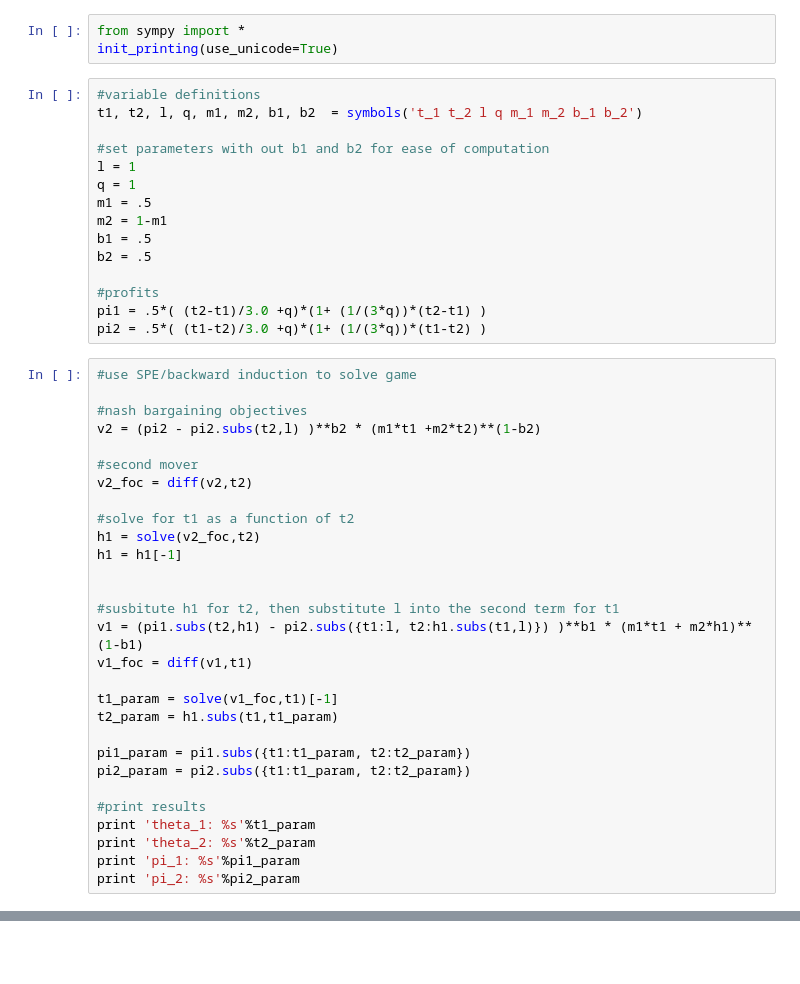
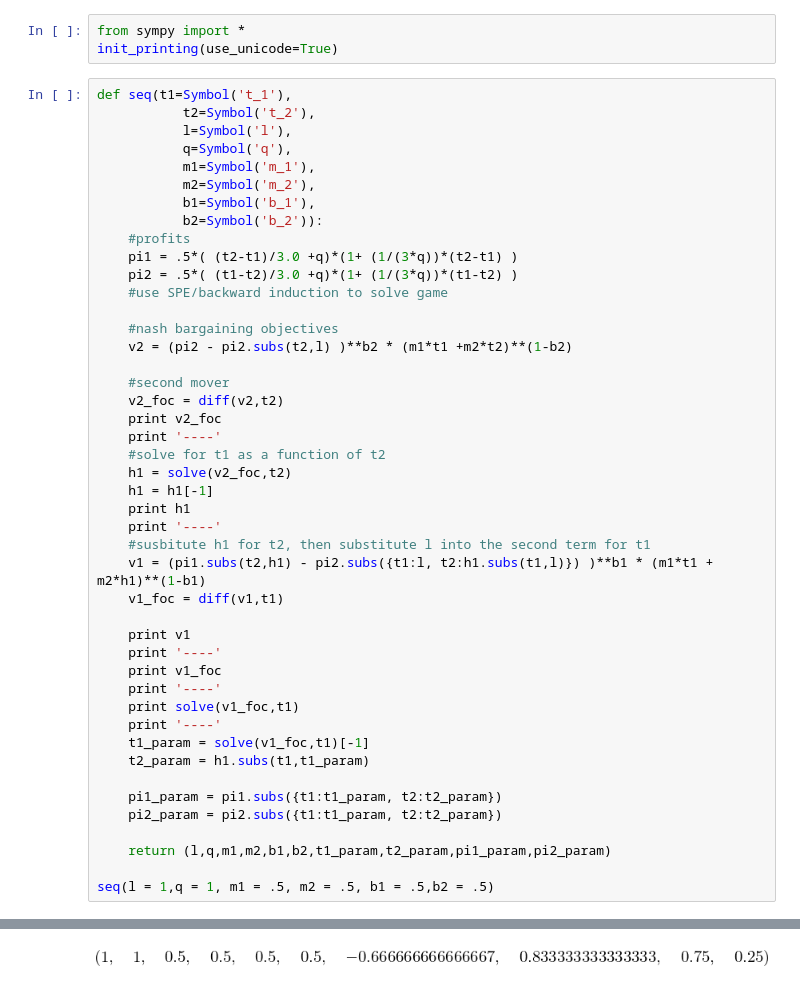
Before and after one commit to ericschulman/health_bargains, a Jupyter notebook: seq.ipynb, the cells around one changed output, grey strips where cells are left out. Saved outputs shown, nothing was run; the diff lists cells and outputs as text; blank space fills up the shorter version.

Commit message:
changed color, need to figure out whats wrong

```diff
--- a/seq.ipynb
+++ b/seq.ipynb
@@ -1,48 +1,49 @@
 # %%
 from sympy import *
 init_printing(use_unicode=True)
-# %%
-#variable definitions
-t1, t2, l, q, m1, m2, b1, b2  = symbols('t_1 t_2 l q m_1 m_2 b_1 b_2')
-
-#set parameters with out b1 and b2 for ease of computation
-l = 1
-q = 1
-m1 = .5
-m2 = 1-m1
-b1 = .5
-b2 = .5
-
-#profits
-pi1 = .5*( (t2-t1)/3.0 +q)*(1+ (1/(3*q))*(t2-t1) )
-pi2 = .5*( (t1-t2)/3.0 +q)*(1+ (1/(3*q))*(t1-t2) )
 # %%
-#use SPE/backward induction to solve game
+def seq(t1=Symbol('t_1'),
+           t2=Symbol('t_2'),
+           l=Symbol('l'),
+           q=Symbol('q'),
+           m1=Symbol('m_1'),
+           m2=Symbol('m_2'),
+           b1=Symbol('b_1'),
+           b2=Symbol('b_2')):
+    #profits
+    pi1 = .5*( (t2-t1)/3.0 +q)*(1+ (1/(3*q))*(t2-t1) )
+    pi2 = .5*( (t1-t2)/3.0 +q)*(1+ (1/(3*q))*(t1-t2) )
+    #use SPE/backward induction to solve game
 
-#nash bargaining objectives
-v2 = (pi2 - pi2.subs(t2,l) )**b2 * (m1*t1 +m2*t2)**(1-b2)
+    #nash bargaining objectives
+    v2 = (pi2 - pi2.subs(t2,l) )**b2 * (m1*t1 +m2*t2)**(1-b2)
 
-#second mover
-v2_foc = diff(v2,t2)
+    #second mover
+    v2_foc = diff(v2,t2)
+    print v2_foc
+    print '----'
+    #solve for t1 as a function of t2
+    h1 = solve(v2_foc,t2)
+    h1 = h1[-1]
+    print h1
+    print '----'
+    #susbitute h1 for t2, then substitute l into the second term for t1
+    v1 = (pi1.subs(t2,h1) - pi2.subs({t1:l, t2:h1.subs(t1,l)}) )**b1 * (m1*t1 + m2*h1)**(1-b1)
+    v1_foc = diff(v1,t1)
 
-#solve for t1 as a function of t2
-h1 = solve(v2_foc,t2)
-h1 = h1[-1]
+    print v1
+    print '----'
+    print v1_foc
+    print '----'
+    print solve(v1_foc,t1)
+    print '----'
+    t1_param = solve(v1_foc,t1)[-1]
+    t2_param = h1.subs(t1,t1_param)
 
+    pi1_param = pi1.subs({t1:t1_param, t2:t2_param})
+    pi2_param = pi2.subs({t1:t1_param, t2:t2_param})
 
-#susbitute h1 for t2, then substitute l into the second term for t1
-v1 = (pi1.subs(t2,h1) - pi2.subs({t1:l, t2:h1.subs(t1,l)}) )**b1 * (m1*t1 + m2*h1)**(1-b1)
-v1_foc = diff(v1,t1)
+    return (l,q,m1,m2,b1,b2,t1_param,t2_param,pi1_param,pi2_param)
 
-t1_param = solve(v1_foc,t1)[-1]
-t2_param = h1.subs(t1,t1_param)
-
-pi1_param = pi1.subs({t1:t1_param, t2:t2_param})
-pi2_param = pi2.subs({t1:t1_param, t2:t2_param})
-
-#print results
-print 'theta_1: %s'%t1_param
-print 'theta_2: %s'%t2_param
-print 'pi_1: %s'%pi1_param
-print 'pi_2: %s'%pi2_param
+seq(l = 1,q = 1, m1 = .5, m2 = .5, b1 = .5,b2 = .5)
 # %% [output]
@@ -52,0 +60 @@ pi_2: 0.250000000000000
+[figure, added]
```
Also changed, not shown: parts of 6 cells of this notebook, 1 other file.
